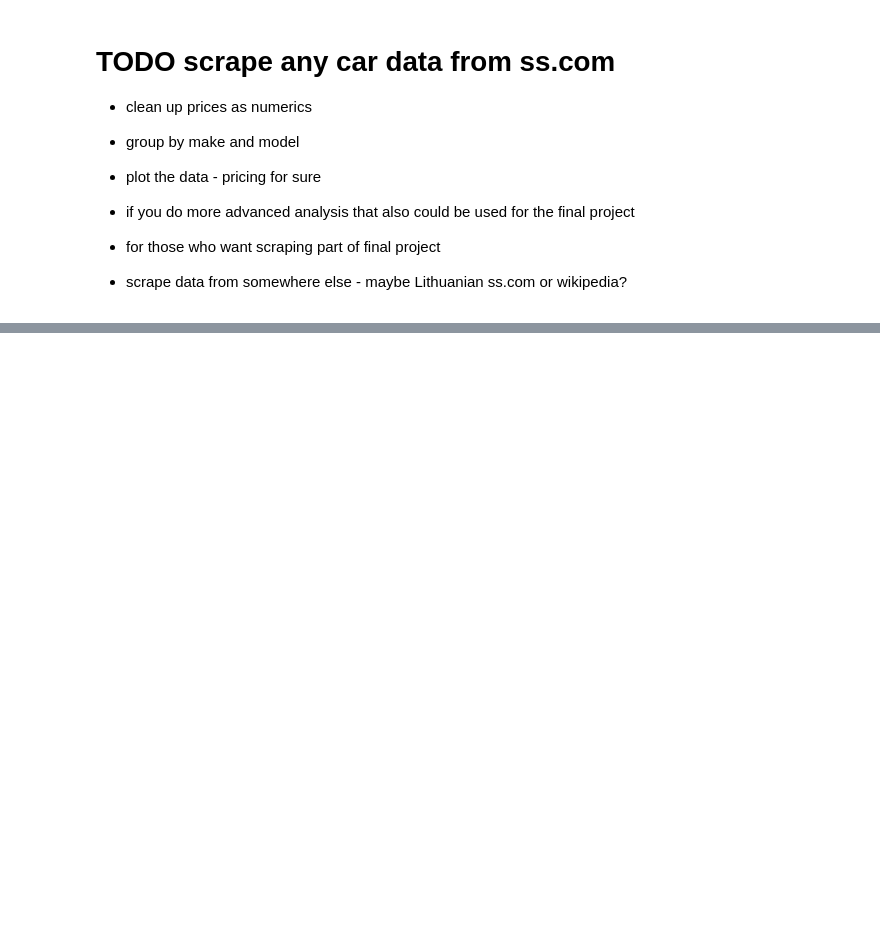
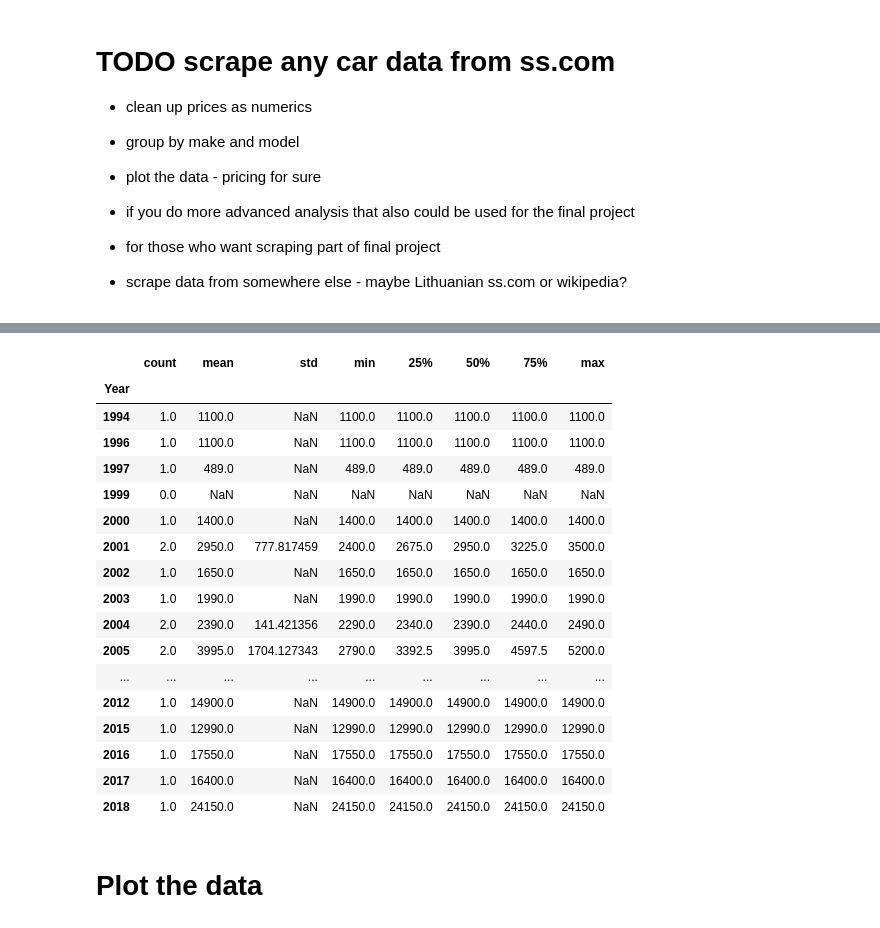
Before and after one commit to ugnevaisvilaite/She-Goes-Tech22, a Jupyter notebook: day_20/day_20_homework.ipynb, the cells around one changed output, grey strips where cells are left out. Drawn from its saved outputs; the diff is of its cells as text; code cells hidden in the pictures; blank space fills up the shorter version.

```diff
--- a/day_20/day_20_homework.ipynb
+++ b/day_20/day_20_homework.ipynb
@@ -89,0 +95,3 @@ TypeError: 'tuple' object is not callable
+# %%
+audi_df = pd.read_csv("audi_sell_list.csv")
+audi_df.head()
@@ -89,0 +105,5 @@ TypeError: 'tuple' object is not callable
+# %%
+audi_df['Price'] = audi_df['Price'].str.replace(unicodedata.lookup('EURO SIGN'), '')
+audi_df['Price'] = audi_df['Price'].str.replace(",", '')
+
+audi_df.head()
@@ -89,0 +125,3 @@ TypeError: 'tuple' object is not callable
+# %%
+audi_df['Price'] = pd.to_numeric(audi_df['Price'], errors='coerce')  #convert dtyper: object to dtype:float64
+audi_df['Price'].describe()
@@ -89,0 +199,23 @@ TypeError: 'tuple' object is not callable
+# %%
+audi_df.groupby(['Year']).describe()['Price']
+# %% [output]
+|  | count | mean | std | min | 25% | 50% | 75% | max |
+| Year |  |  |  |  |  |  |  |  |
+| 1994 | 1.0 | 1100.0 | NaN | 1100.0 | 1100.0 | 1100.0 | 1100.0 | 1100.0 |
+| 1996 | 1.0 | 1100.0 | NaN | 1100.0 | 1100.0 | 1100.0 | 1100.0 | 1100.0 |
+| 1997 | 1.0 | 489.0 | NaN | 489.0 | 489.0 | 489.0 | 489.0 | 489.0 |
+| 1999 | 0.0 | NaN | NaN | NaN | NaN | NaN | NaN | NaN |
+| 2000 | 1.0 | 1400.0 | NaN | 1400.0 | 1400.0 | 1400.0 | 1400.0 | 1400.0 |
+| 2001 | 2.0 | 2950.0 | 777.817459 | 2400.0 | 2675.0 | 2950.0 | 3225.0 | 3500.0 |
+| 2002 | 1.0 | 1650.0 | NaN | 1650.0 | 1650.0 | 1650.0 | 1650.0 | 1650.0 |
+| 2003 | 1.0 | 1990.0 | NaN | 1990.0 | 1990.0 | 1990.0 | 1990.0 | 1990.0 |
+| 2004 | 2.0 | 2390.0 | 141.421356 | 2290.0 | 2340.0 | 2390.0 | 2440.0 | 2490.0 |
+| 2005 | 2.0 | 3995.0 | 1704.127343 | 2790.0 | 3392.5 | 3995.0 | 4597.5 | 5200.0 |
+| ... | ... | ... | ... | ... | ... | ... | ... | ... |
+| 2012 | 1.0 | 14900.0 | NaN | 14900.0 | 14900.0 | 14900.0 | 14900.0 | 14900.0 |
+| 2015 | 1.0 | 12990.0 | NaN | 12990.0 | 12990.0 | 12990.0 | 12990.0 | 12990.0 |
+| 2016 | 1.0 | 17550.0 | NaN | 17550.0 | 17550.0 | 17550.0 | 17550.0 | 17550.0 |
+| 2017 | 1.0 | 16400.0 | NaN | 16400.0 | 16400.0 | 16400.0 | 16400.0 | 16400.0 |
+| 2018 | 1.0 | 24150.0 | NaN | 24150.0 | 24150.0 | 24150.0 | 24150.0 | 24150.0 |
+# %% [markdown]
+# Plot the data
```
Also changed, not shown: parts of 19 cells of this notebook, 1 other file.
